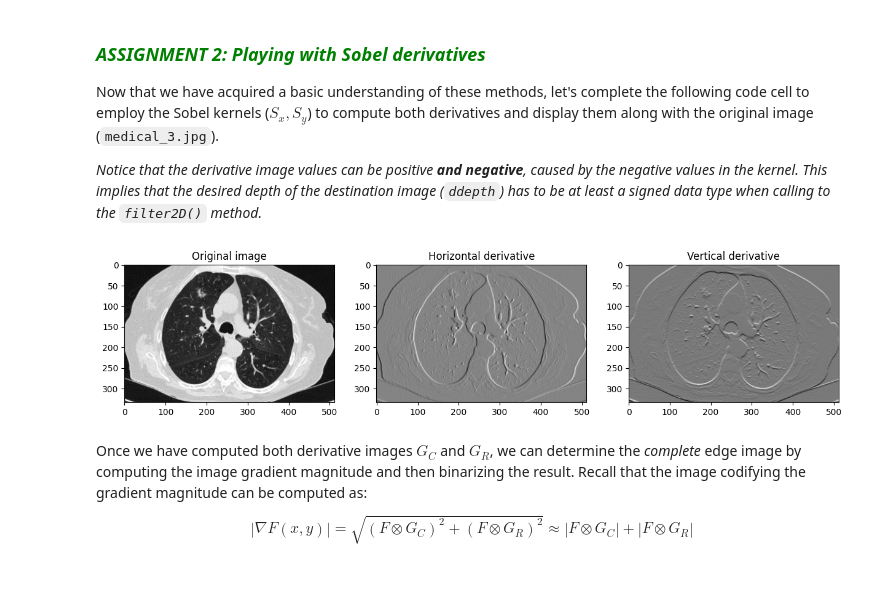
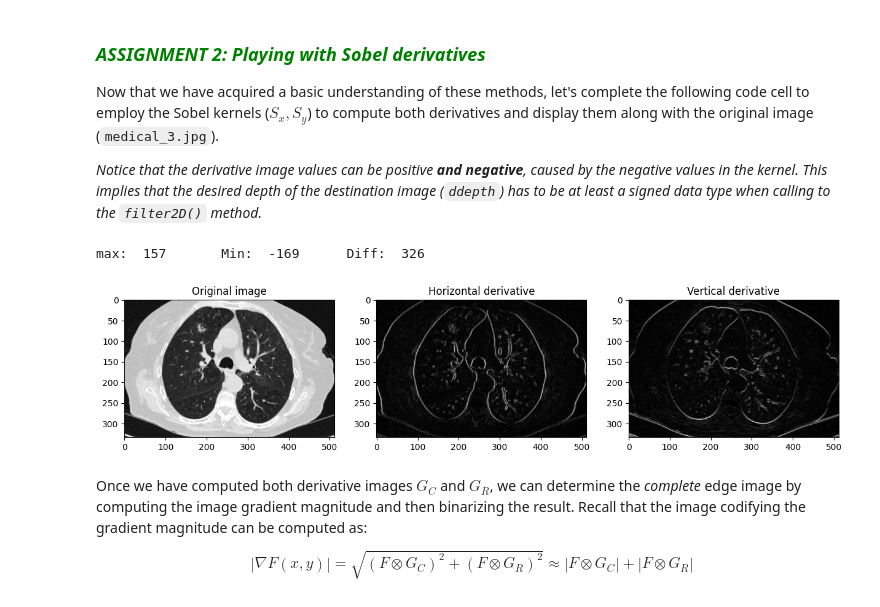
Before and after one commit to Panvalkon/uma_cv_2023, a Jupyter notebook: Chapter 03. Edge detection/3.1 Operators based on first derivative.ipynb, the cells around one changed output. Saved outputs shown, nothing was run; the diff lists cells and outputs as text; code cells hidden in the pictures.

```diff
--- a/Chapter 03. Edge detection/3.1 Operators based on first derivative.ipynb
+++ b/Chapter 03. Edge detection/3.1 Operators based on first derivative.ipynb
@@ -473,33 +473,35 @@ Now that we have acquired a basic understanding of these methods, let's complete
 # %%
 # ASSIGNMENT 2
 # Read one of the images, compute both kernel derivatives, apply them to the image (separately) and display the original image and the derivatives in a 1x3 plot.
 # Write your code here!
 
 # Read the image
 image = cv2.imread(images_path + 'medical_3.jpg', cv2.IMREAD_GRAYSCALE)
 
 # Define horizontal and vertical kernels
 kernel_h = np.array([[1,0,-1],[2,0,-2],[1,0,-1]])*0.25
 kernel_v = np.array([[-1,-2,-1],[0,0,0],[1,2,1]])*0.25
 
 # Apply convolution
 d_horizontal = cv2.filter2D(image,cv2.CV_16S,kernel_h) # Using ddepth=cv2.CV_16S
 d_vertical = cv2.filter2D(image,cv2.CV_16S,kernel_v)
 
+print('max: ', np.max(d_horizontal), '\tMin: ', np.min(d_horizontal), '\tDiff: ', np.max(d_horizontal) - np.min(d_horizontal))
 # And show them!
 plt.subplot(131)
 plt.imshow(image, cmap='gray')
 plt.title('Original image')
 
 plt.subplot(132)
-plt.imshow(d_horizontal, cmap='gray')
+plt.imshow(np.absolute(d_horizontal), cmap='gray')
 plt.title('Horizontal derivative')
 
 plt.subplot(133)
-plt.imshow(d_vertical, cmap='gray')
+plt.imshow(np.absolute(d_vertical), cmap='gray')
 plt.title('Vertical derivative');
 # %% [output]
+max:  157       Min:  -169      Diff:  326
-[figure, old version]
+[figure, new version]
 # %% [markdown]
 Once we have computed both derivative images $G_C$ and $G_R$, we can determine the *complete* edge image by computing the image gradient magnitude and then binarizing the result. Recall that the image codifying the gradient magnitude can be computed as:
 
```
Also changed, not shown: parts of 4 cells of this notebook, 5 other files.
